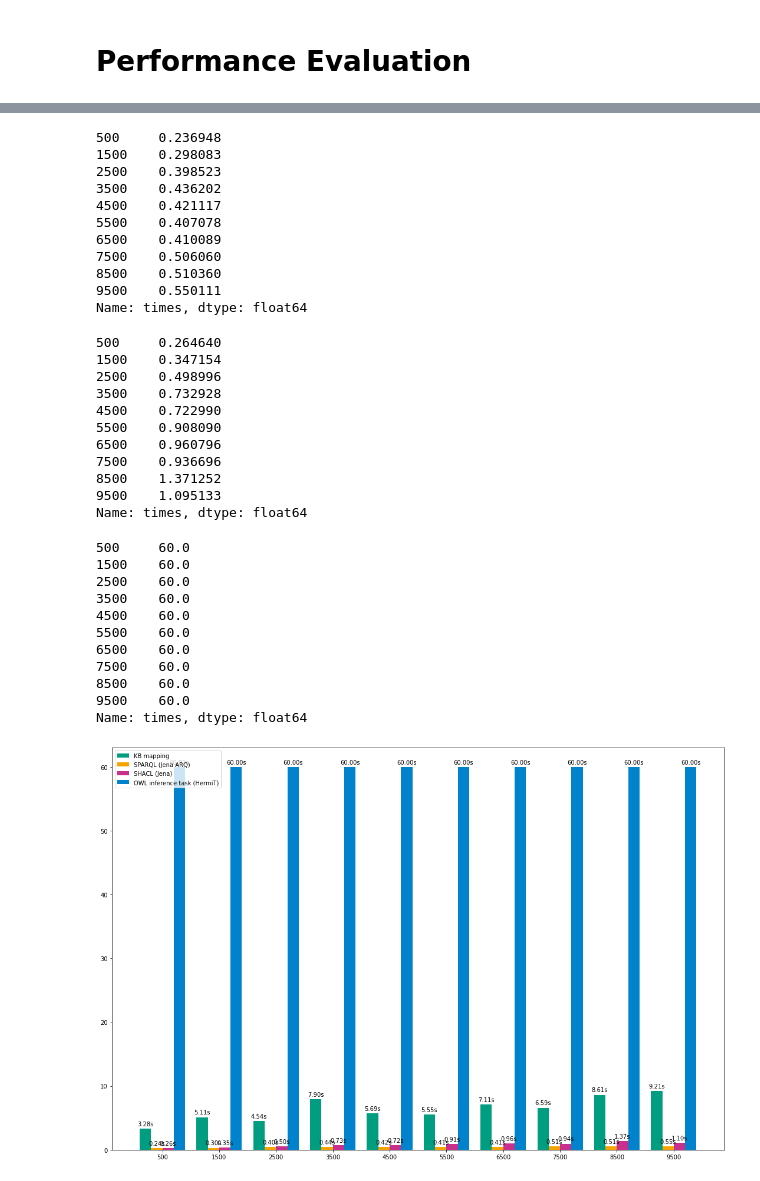
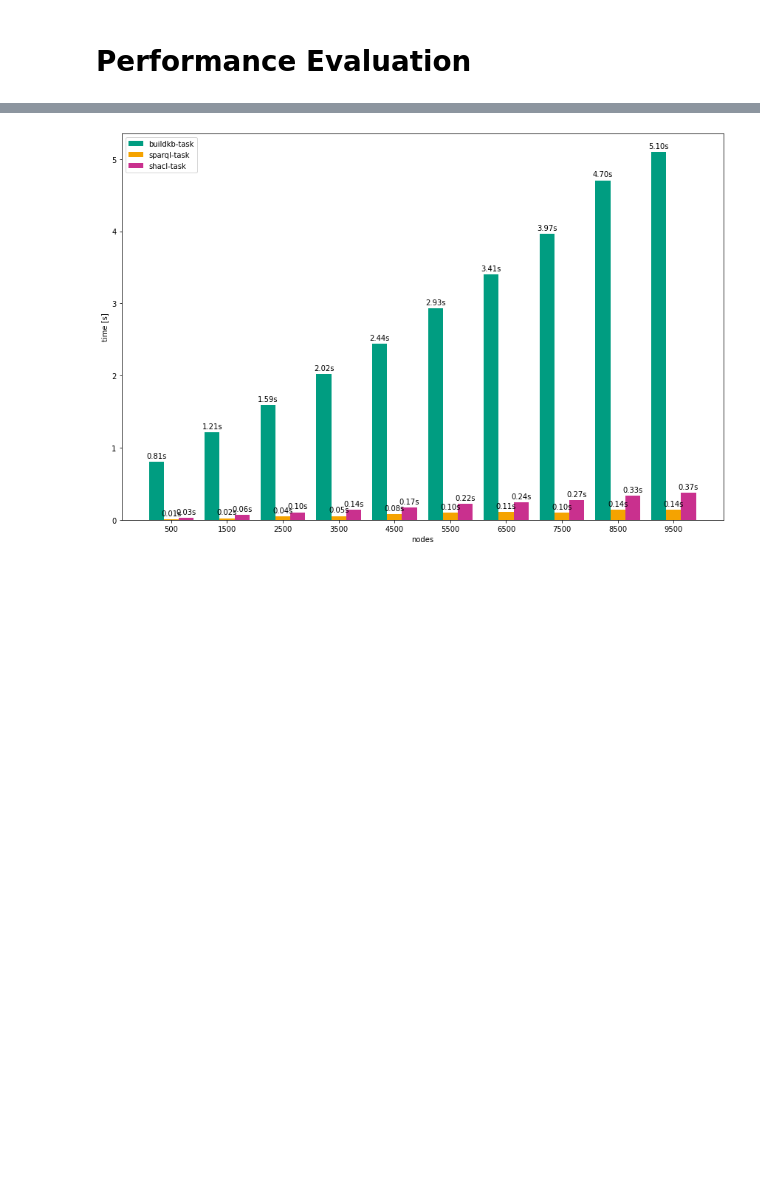
Before and after one commit to ahbnr/SemanticJavaDebugger, a Jupyter notebook: casestudies/performance/notebooks/Performance-DoublyLinked.ipynb, the cells around one changed output, grey strips where cells are left out. Cells and saved outputs as stored; diff of their text form; code cells hidden in the pictures; blank space fills up the shorter version.

```diff
--- a/casestudies/performance/notebooks/Performance-DoublyLinked.ipynb
+++ b/casestudies/performance/notebooks/Performance-DoublyLinked.ipynb
@@ -328,3 +179,3 @@ Name: times, dtype: float64
 # %%
-plotTaskTimeComparison(highStore, ymax=None)
+plotTaskTimeComparison(highStore_times, ymin=None, ymax=None, fileBaseName="doublylinked_high_times")
 # %% [output]
@@ -342,34 +182 @@ Name: times, dtype: float64
-500     0.236948
-1500    0.298083
-2500    0.398523
-3500    0.436202
-4500    0.421117
-5500    0.407078
-6500    0.410089
-7500    0.506060
-8500    0.510360
-9500    0.550111
-Name: times, dtype: float64
-500     0.264640
-1500    0.347154
-2500    0.498996
-3500    0.732928
-4500    0.722990
-5500    0.908090
-6500    0.960796
-7500    0.936696
-8500    1.371252
-9500    1.095133
-Name: times, dtype: float64
-500     60.0
-1500    60.0
-2500    60.0
-3500    60.0
-4500    60.0
-5500    60.0
-6500    60.0
-7500    60.0
-8500    60.0
-9500    60.0
-Name: times, dtype: float64
-[figure, old version]
+[figure, new version]
```
Also changed, not shown: parts of 21 cells of this notebook, 48 other files.
